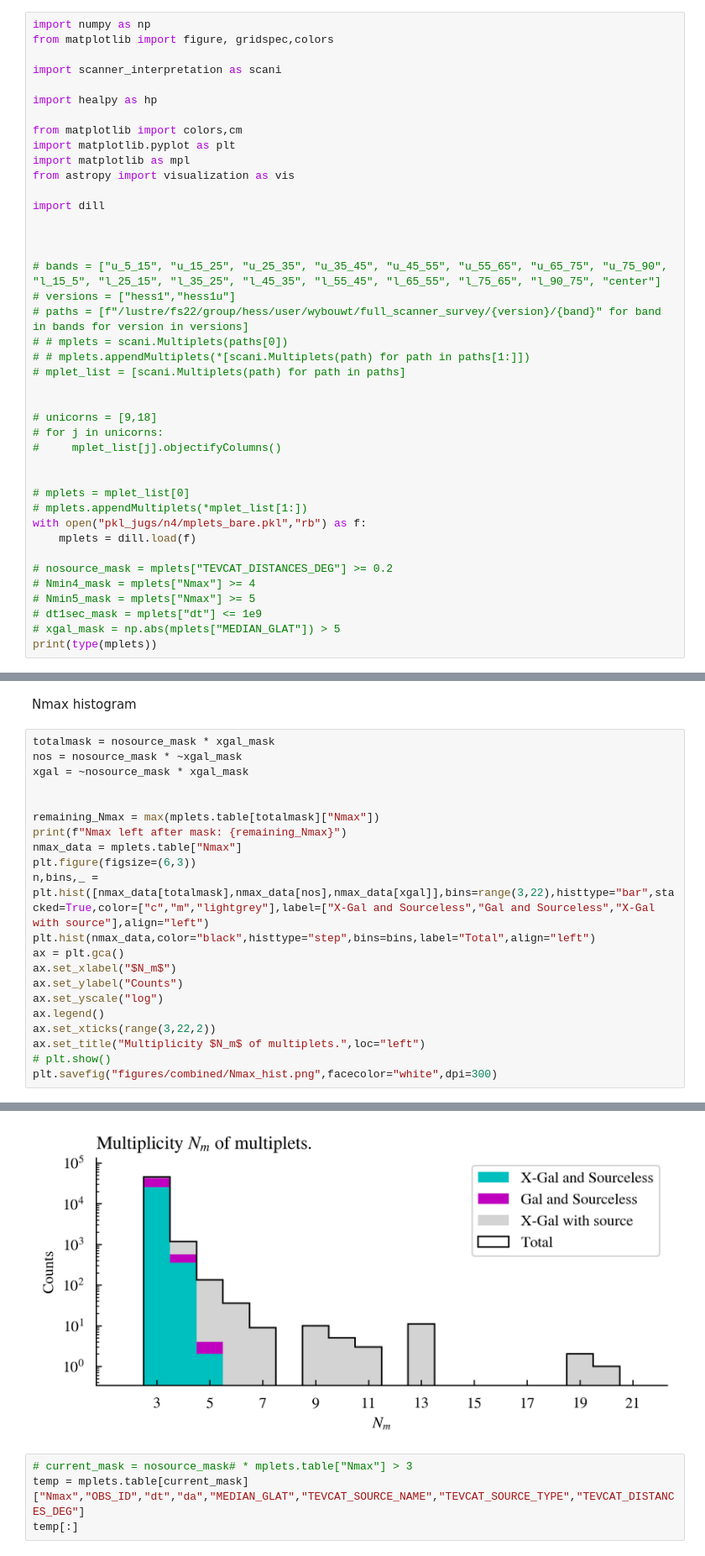
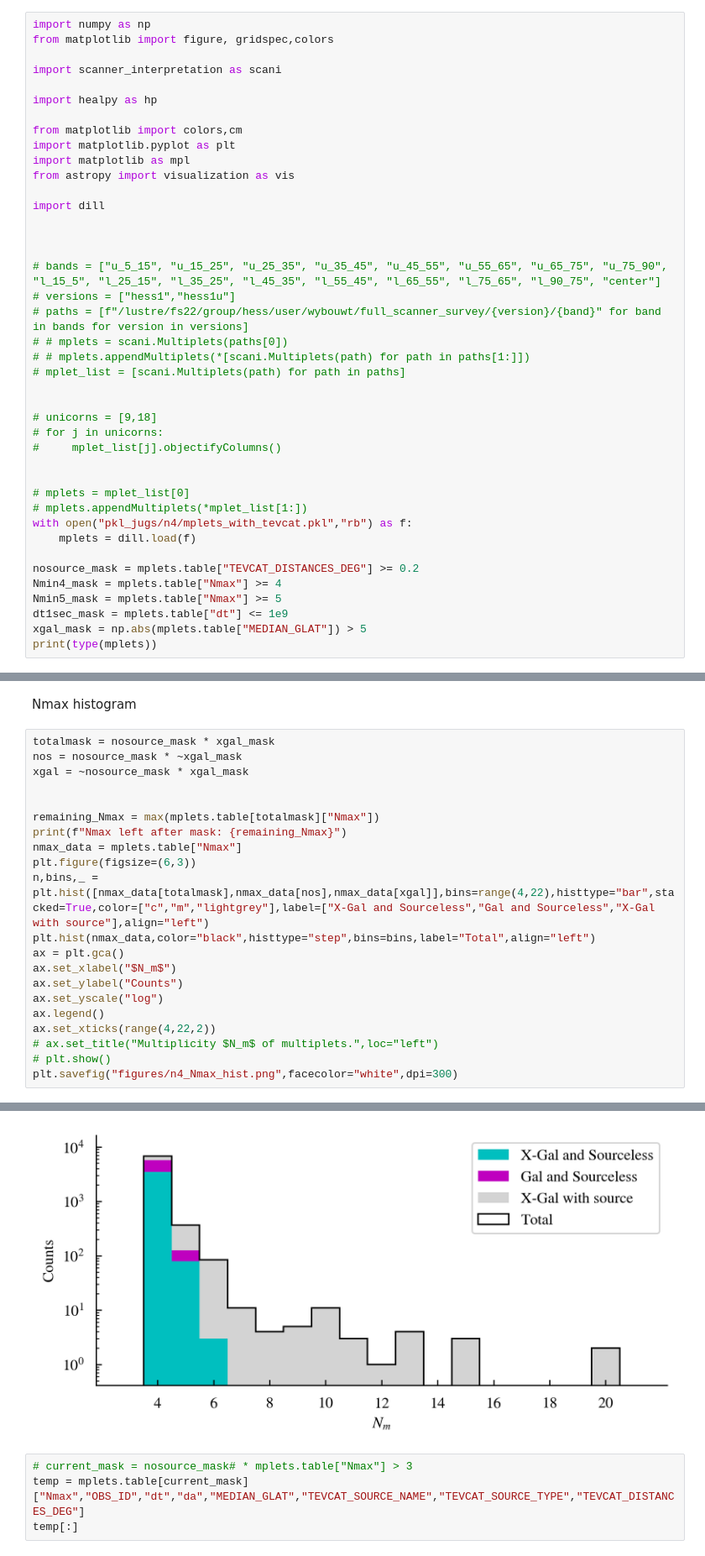
Before and after one commit to annanayjaitly/gamma_transients, a Jupyter notebook: testing/read_scanner_results.ipynb, the cells around one changed output, grey strips where cells are left out. Shown at 84% size. Saved outputs shown, nothing was run; the diff lists cells and outputs as text.

Commit message:
figures for report

```diff
--- a/testing/read_scanner_results.ipynb
+++ b/testing/read_scanner_results.ipynb
@@ -30,14 +30,14 @@ import dill
 
 # mplets = mplet_list[0]
 # mplets.appendMultiplets(*mplet_list[1:])
-with open("pkl_jugs/n4/mplets_bare.pkl","rb") as f:
+with open("pkl_jugs/n4/mplets_with_tevcat.pkl","rb") as f:
     mplets = dill.load(f)
 
-# nosource_mask = mplets["TEVCAT_DISTANCES_DEG"] >= 0.2
-# Nmin4_mask = mplets["Nmax"] >= 4
-# Nmin5_mask = mplets["Nmax"] >= 5
-# dt1sec_mask = mplets["dt"] <= 1e9
-# xgal_mask = np.abs(mplets["MEDIAN_GLAT"]) > 5
+nosource_mask = mplets.table["TEVCAT_DISTANCES_DEG"] >= 0.2
+Nmin4_mask = mplets.table["Nmax"] >= 4
+Nmin5_mask = mplets.table["Nmax"] >= 5
+dt1sec_mask = mplets.table["dt"] <= 1e9
+xgal_mask = np.abs(mplets.table["MEDIAN_GLAT"]) > 5
 print(type(mplets))
 # %% [output]
 <class '__main__.Multiplets'>
@@ -204,15 +176,15 @@ remaining_Nmax = max(mplets.table[totalmask]["Nmax"])
 print(f"Nmax left after mask: {remaining_Nmax}")
 nmax_data = mplets.table["Nmax"]
 plt.figure(figsize=(6,3))
-n,bins,_ = plt.hist([nmax_data[totalmask],nmax_data[nos],nmax_data[xgal]],bins=range(3,22),histtype="bar",stacked=True,color=["c","m","lightgrey"],label=["X-Gal and Sourceless","Gal and Sourceless","X-Gal with source"],align="left")
+n,bins,_ = plt.hist([nmax_data[totalmask],nmax_data[nos],nmax_data[xgal]],bins=range(4,22),histtype="bar",stacked=True,color=["c","m","lightgrey"],label=["X-Gal and Sourceless","Gal and Sourceless","X-Gal with source"],align="left")
 plt.hist(nmax_data,color="black",histtype="step",bins=bins,label="Total",align="left")
 ax = plt.gca()
 ax.set_xlabel("$N_m$")
 ax.set_ylabel("Counts")
 ax.set_yscale("log")
 ax.legend()
-ax.set_xticks(range(3,22,2))
-ax.set_title("Multiplicity $N_m$ of multiplets.",loc="left")
+ax.set_xticks(range(4,22,2))
+# ax.set_title("Multiplicity $N_m$ of multiplets.",loc="left")
 # plt.show()
-plt.savefig("figures/combined/Nmax_hist.png",facecolor="white",dpi=300)
+plt.savefig("figures/n4_Nmax_hist.png",facecolor="white",dpi=300)
 # %% [output]
@@ -220,4 +192,4 @@ Nmax left after mask: 5
-[figure, old version]
+[figure, new version]
 # %%
 # current_mask = nosource_mask# * mplets.table["Nmax"] > 3
 temp = mplets.table[current_mask]["Nmax","OBS_ID","dt","da","MEDIAN_GLAT","TEVCAT_SOURCE_NAME","TEVCAT_SOURCE_TYPE","TEVCAT_DISTANCES_DEG"]
```
Also changed, not shown: parts of 7 cells of this notebook, 1 other file.
